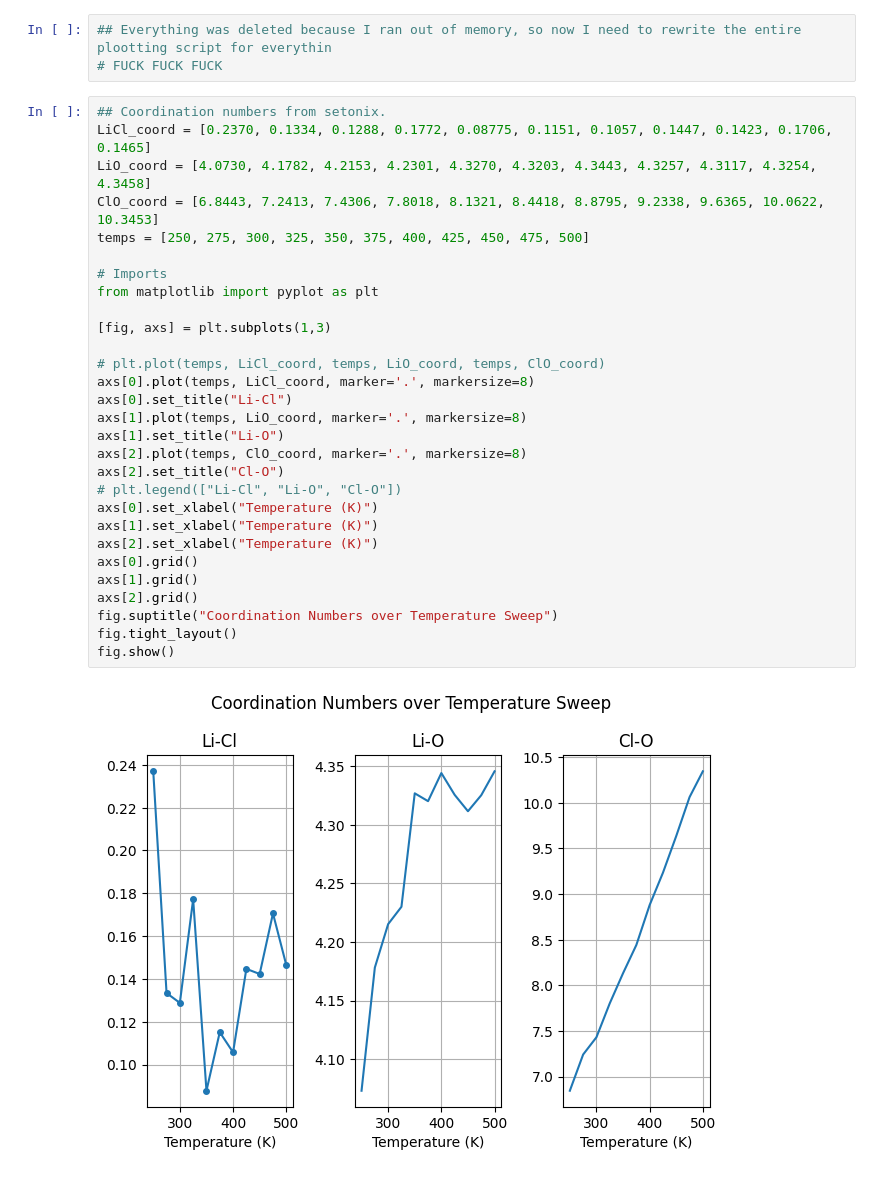
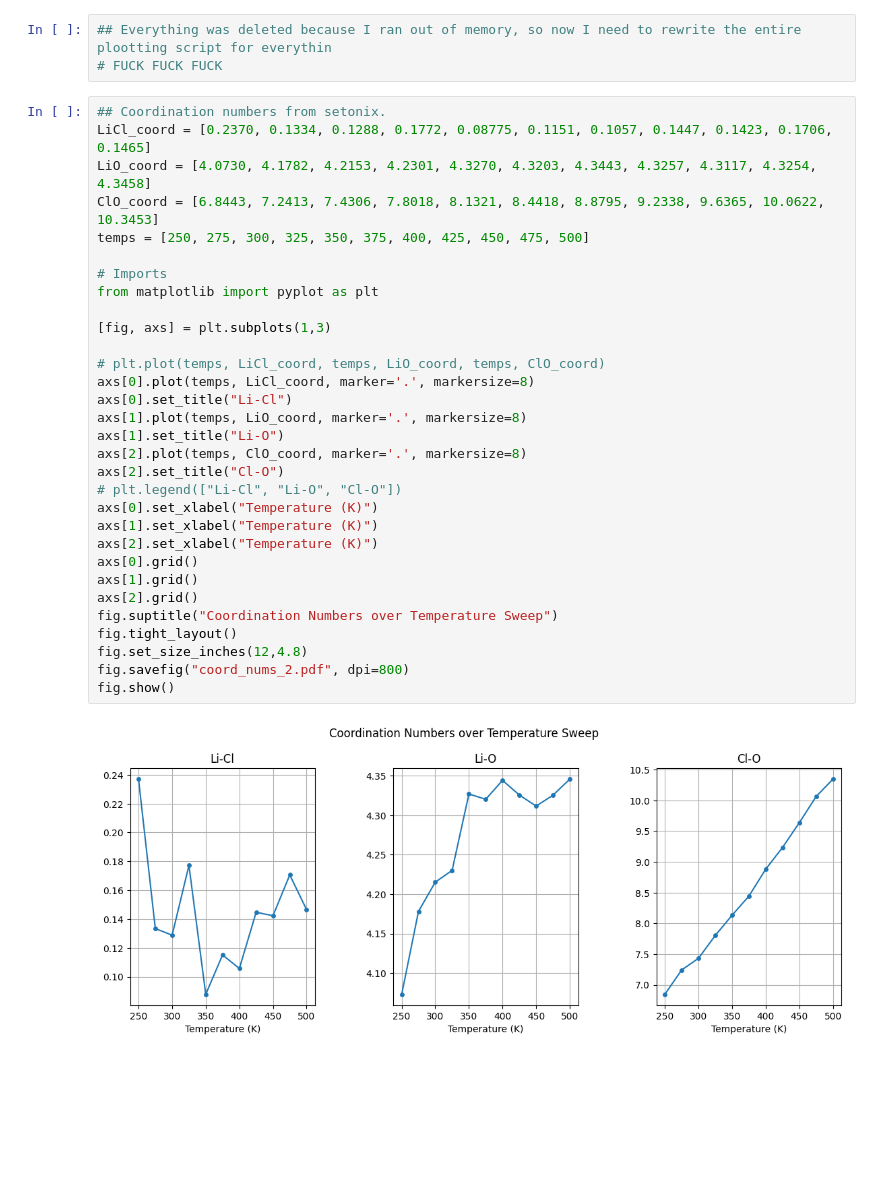
Before and after one commit to OneAAA/interns202319-arice-code-dump, a Jupyter notebook: big_from_setonix/rdf_plotter.ipynb, the cells around one changed output. Drawn from its saved outputs; the diff is of its cells as text; blank space fills up the shorter version.

```diff
--- a/big_from_setonix/rdf_plotter.ipynb
+++ b/big_from_setonix/rdf_plotter.ipynb
@@ -4,31 +4,33 @@
 # %%
 ## Coordination numbers from setonix.
 LiCl_coord = [0.2370, 0.1334, 0.1288, 0.1772, 0.08775, 0.1151, 0.1057, 0.1447, 0.1423, 0.1706, 0.1465]
 LiO_coord = [4.0730, 4.1782, 4.2153, 4.2301, 4.3270, 4.3203, 4.3443, 4.3257, 4.3117, 4.3254, 4.3458]
 ClO_coord = [6.8443, 7.2413, 7.4306, 7.8018, 8.1321, 8.4418, 8.8795, 9.2338, 9.6365, 10.0622, 10.3453]
 temps = [250, 275, 300, 325, 350, 375, 400, 425, 450, 475, 500]
 
 # Imports
 from matplotlib import pyplot as plt
 
 [fig, axs] = plt.subplots(1,3)
 
 # plt.plot(temps, LiCl_coord, temps, LiO_coord, temps, ClO_coord)
 axs[0].plot(temps, LiCl_coord, marker='.', markersize=8)
 axs[0].set_title("Li-Cl")
 axs[1].plot(temps, LiO_coord, marker='.', markersize=8)
 axs[1].set_title("Li-O")
 axs[2].plot(temps, ClO_coord, marker='.', markersize=8)
 axs[2].set_title("Cl-O")
 # plt.legend(["Li-Cl", "Li-O", "Cl-O"])
 axs[0].set_xlabel("Temperature (K)")
 axs[1].set_xlabel("Temperature (K)")
 axs[2].set_xlabel("Temperature (K)")
 axs[0].grid()
 axs[1].grid()
 axs[2].grid()
 fig.suptitle("Coordination Numbers over Temperature Sweep")
 fig.tight_layout()
+fig.set_size_inches(12,4.8)
+fig.savefig("coord_nums_2.pdf", dpi=800)
 fig.show()
 # %% [output]
-[figure, old version]
+[figure, new version]
```
Also changed, not shown: parts of 1 cell of this notebook, 4 other files.
